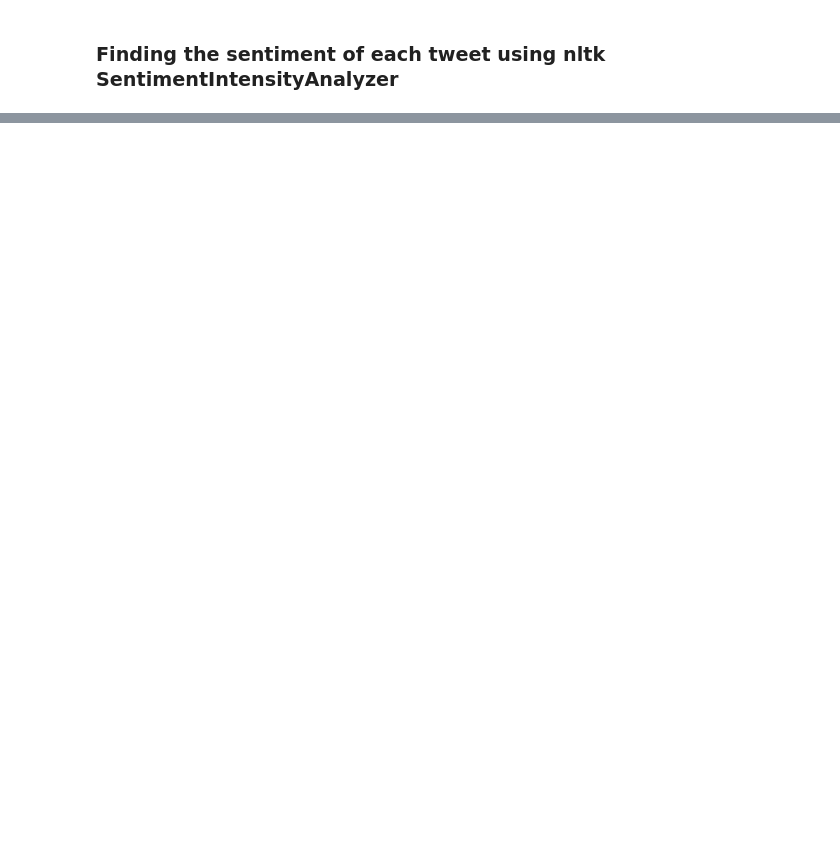
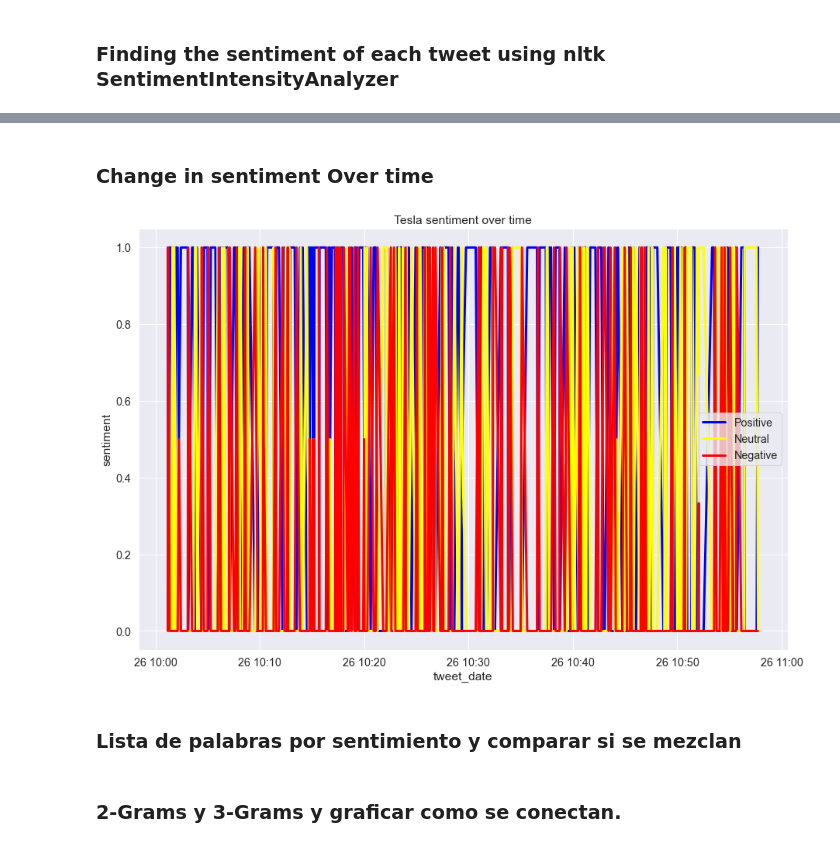
Before and after one commit to MestreD/NLP_Task, a Jupyter notebook: NLP_Task.ipynb, the cells around one changed output, grey strips where cells are left out. Cells and saved outputs as stored; diff of their text form; code cells hidden in the pictures; blank space fills up the shorter version.

```diff
--- a/NLP_Task.ipynb
+++ b/NLP_Task.ipynb
@@ -224,0 +259,18 @@ ford
+# %% [markdown]
+### Change in sentiment Over time
+# %%
+plt.figure(figsize=(15,10))
+plt.title("Tesla sentiment over time")
+sns.set_style("darkgrid")
+sns.set_context("notebook", rc={"lines.linewidth": 3}, font_scale=1.3)
+sns.lineplot(x=tesla.tweet_date, y=tesla.sentiment == "positive", data=tesla, color="blue", label="Positive")
+sns.lineplot(x=tesla.tweet_date, y=tesla.sentiment == "neutral", data=tesla, color="yellow", label="Neutral")
+sns.lineplot(x=tesla.tweet_date, y=tesla.sentiment == "negative", data=tesla, color="red", label="Negative")
+plt.legend()
+plt.show()
+# %% [output]
+[figure, added]
+# %% [markdown]
+### Lista de palabras por sentimiento y comparar si se mezclan
+# %% [markdown]
+### 2-Grams y 3-Grams y graficar como se conectan.
```
Also changed, not shown: parts of 9 cells of this notebook.
